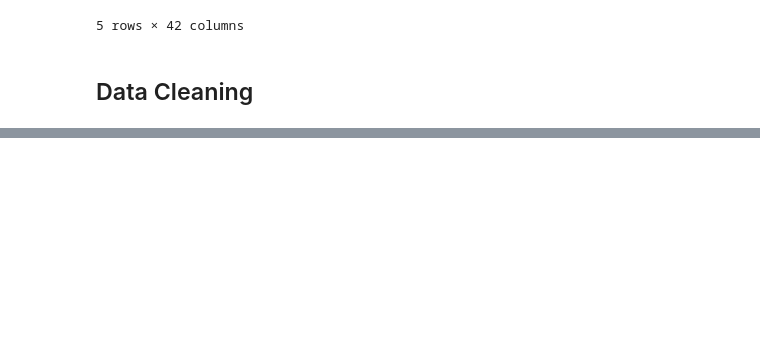
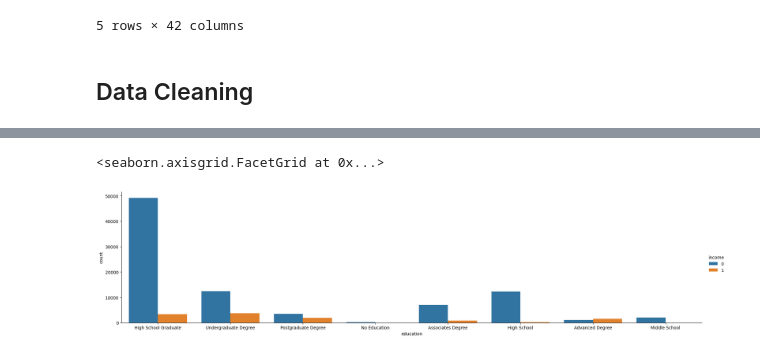
Before and after one commit to MarwanMousa/census_income_classification, a Jupyter notebook: Exploratory_Data_Analysis.ipynb, the cells around one changed output, grey strips where cells are left out. Saved outputs shown, nothing was run; the diff lists cells and outputs as text; code cells hidden in the pictures; blank space fills up the shorter version.

```diff
--- a/Exploratory_Data_Analysis.ipynb
+++ b/Exploratory_Data_Analysis.ipynb
@@ -61,0 +120,29 @@ df_train_raw.describe()
+# %%
+# All children have an income of less than 50,000 K which is intuitive given minors don't have their own income. It therefore makes sense to exlude all children from the data set
+# to train the classifier
+df_train_raw = df_train_raw[df_train_raw['education'] != ' Children']
+df_test_raw = df_test_raw[df_test_raw['education'] != ' Children']
+# %%
+# It can also be seen that the proportion of people that earn more than 50K increases with the level of education (seen by observing mean income per education group above)
+# There are also too many categories that can be easily grouped up into broader categories
+education_mapping = {
+    ' Less than 1st grade': 'No Education',
+    ' 1st 2nd 3rd or 4th grade': 'Middle School',
+    ' 5th or 6th grade': 'Middle School',
+    ' 7th and 8th grade': 'High School',
+    ' 9th grade': 'High School',
+    ' 10th grade': 'High School',
+    ' 11th grade': 'High School',
+    ' 12th grade no diploma': 'High School',
+    ' High school graduate': 'High School Graduate',
+    ' Some college but no degree': 'High School Graduate',
+    ' Associates degree-academic program': 'Associates Degree',
+    ' Associates degree-occup /vocational': 'Associates Degree',
+    ' Bachelors degree(BA AB BS)': 'Undergraduate Degree',
+    ' Masters degree(MA MS MEng MEd MSW MBA)': 'Postgraduate Degree',
+    ' Prof school degree (MD DDS DVM LLB JD)': 'Advanced Degree',
+    ' Doctorate degree(PhD EdD)': 'Advanced Degree',
+}
+
+df_train_raw['education'] = df_train_raw['education'].map(education_mapping)
+df_test_raw['education'] = df_test_raw['education'].map(education_mapping)
@@ -61,0 +162,5 @@ df_train_raw.describe()
+# %%
+sns.catplot(data=df_train_raw, x="education", kind="count", hue='income', height=5, aspect=4)
+# %% [output]
+<seaborn.axisgrid.FacetGrid at 0x...>
+[figure, added]
```
Also changed, not shown: parts of 58 cells of this notebook.
